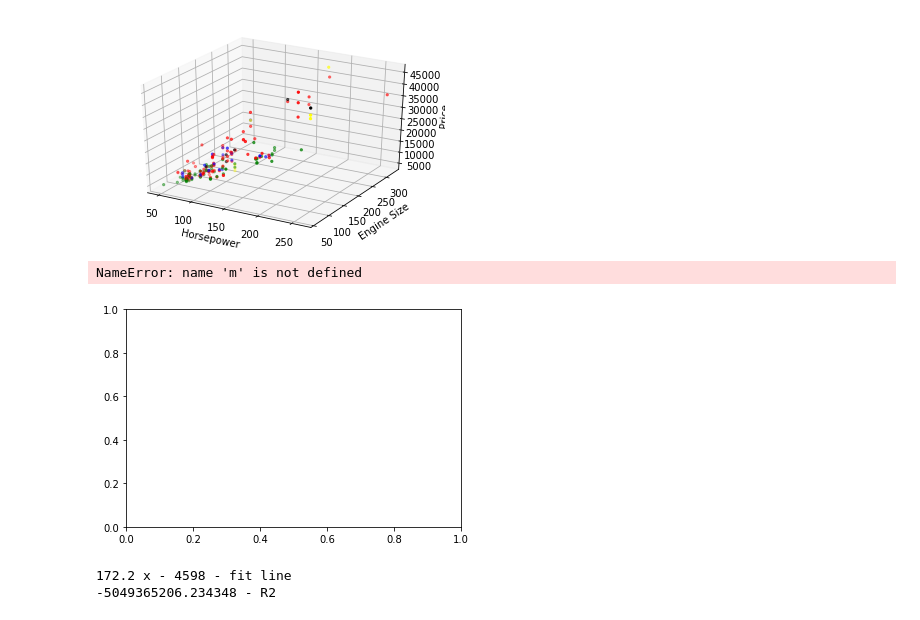
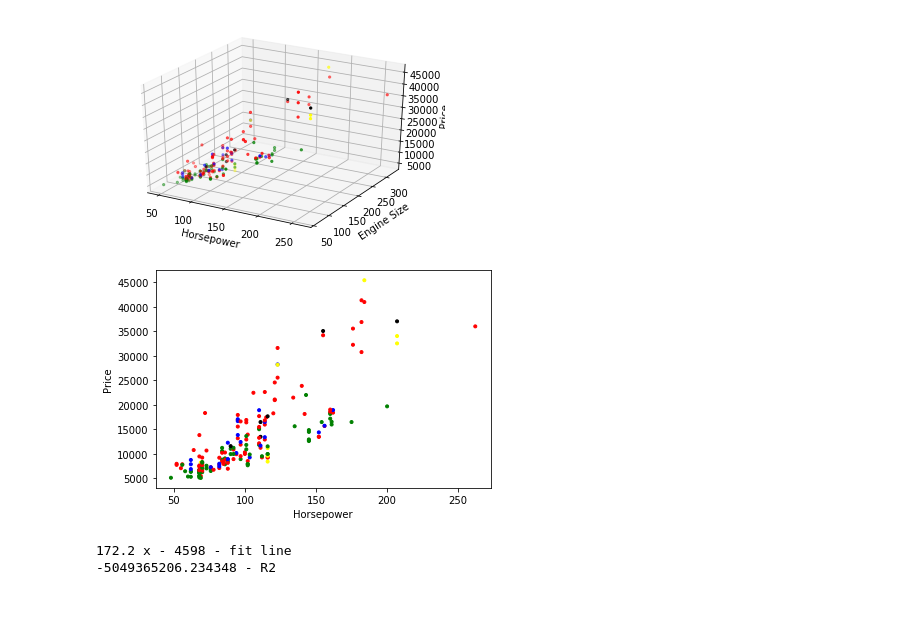
Before and after one commit to anshuldante/ai-ds-ml-practical, a Jupyter notebook: machine-learning-ai-foundations-linear-regression/Exercise Files/CH01/01_04/notebook.ipynb, the cells around one changed output. Drawn from its saved outputs; the diff is of its cells as text; code cells hidden in the pictures.

```diff
--- a/machine-learning-ai-foundations-linear-regression/Exercise Files/CH01/01_04/notebook.ipynb
+++ b/machine-learning-ai-foundations-linear-regression/Exercise Files/CH01/01_04/notebook.ipynb
@@ -88,16 +88,15 @@ plt.show()
 # %%
 fig = plt.figure()
 ax = plt.axes()
-ax.scatter(df['horsepower'],df['price'],c=colors, marker=m)
+ax.scatter(df['horsepower'],df['price'],c=colors, marker='.')
 ax.set_xlabel('Horsepower')
 ax.set_ylabel('Price')
 
-for index in range(0, len(df.index)):
-    ax.annotate(df.iloc[index]['make'], (df.iloc[index]['horsepower'],df.iloc[index]['price']))
+#for index in range(0, len(df.index)):
+#    ax.annotate(df.iloc[index]['make'], (df.iloc[index]['horsepower'],df.iloc[index]['price']))
 plt.show()
 # %% [output]
-NameError: name 'm' is not defined
-[figure, old version]
+[figure, new version]
 # %%
 fig = plt.figure()
 ax = plt.axes()
```
Also changed, not shown: 9 other files.
